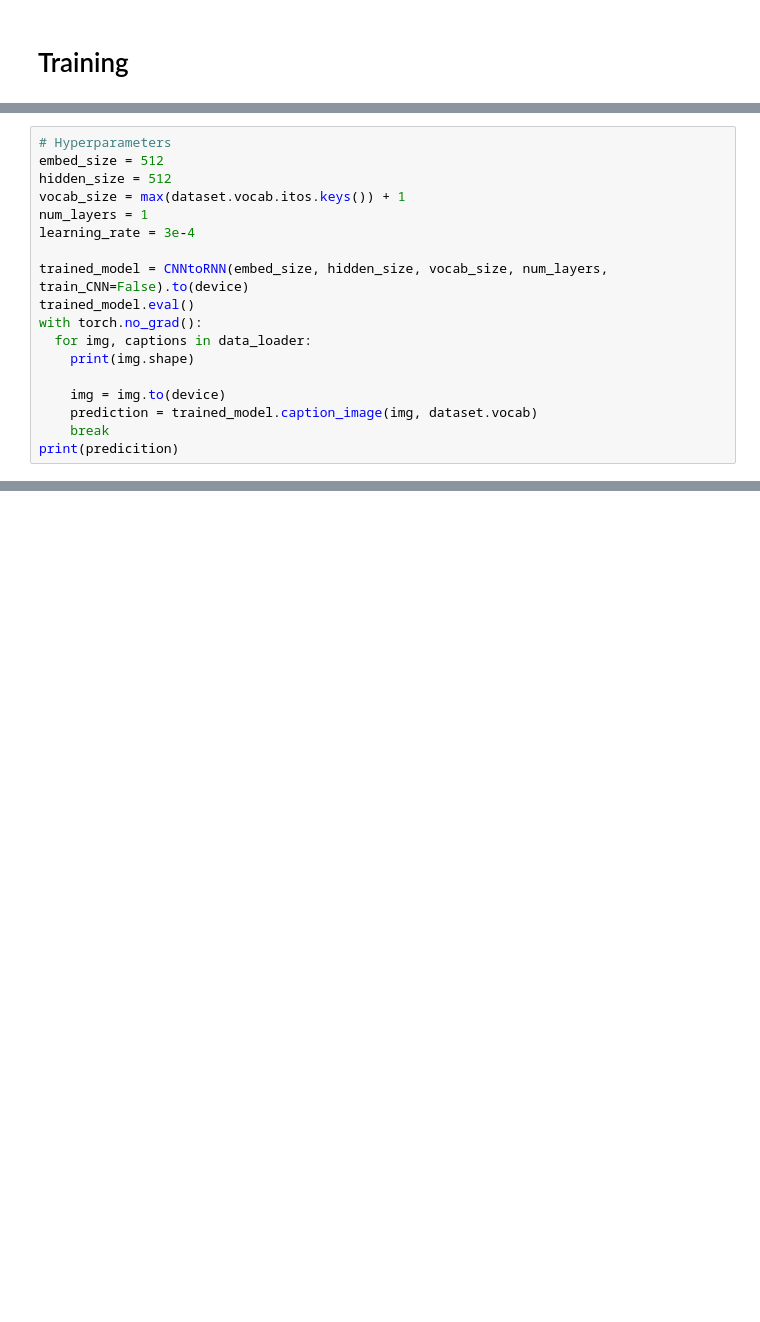
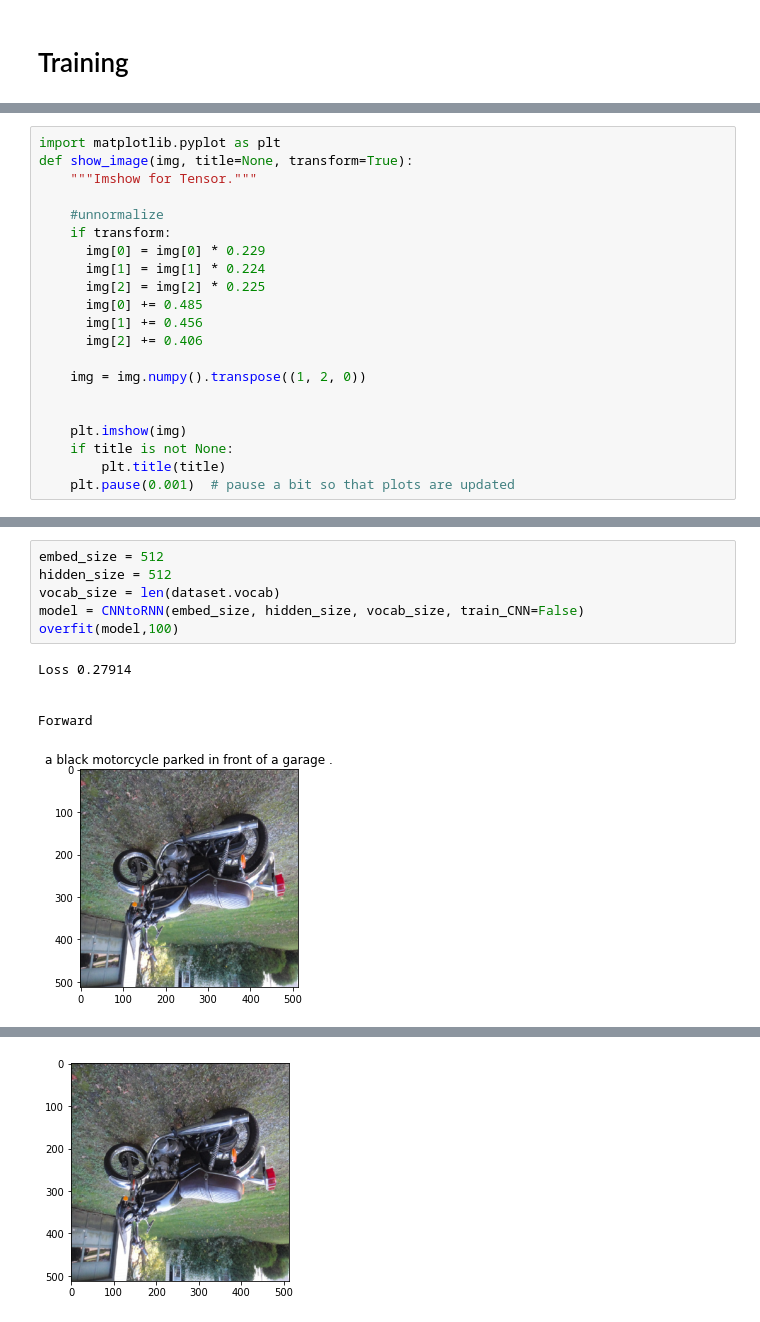
Before and after one commit to tamirdh/Deep-learning-image-caption, a Jupyter notebook: image_captioning_deep_learning_workshop.ipynb, the cells around one changed output, grey strips where cells are left out. Cells and saved outputs as stored; diff of their text form; blank space fills up the shorter version.

```diff
--- a/image_captioning_deep_learning_workshop.ipynb
+++ b/image_captioning_deep_learning_workshop.ipynb
@@ -368,18 +494,0 @@ trained_model = train(1)
-# %%
-# Hyperparameters
-embed_size = 512
-hidden_size = 512
-vocab_size = max(dataset.vocab.itos.keys()) + 1
-num_layers = 1
-learning_rate = 3e-4
-
-trained_model = CNNtoRNN(embed_size, hidden_size, vocab_size, num_layers, train_CNN=False).to(device)
-trained_model.eval()
-with torch.no_grad():
-  for img, captions in data_loader:
-    print(img.shape)
-
-    img = img.to(device)
-    prediction = trained_model.caption_image(img, dataset.vocab)
-    break
-print(predicition)
@@ -388,0 +497,21 @@ RuntimeError: ignored
+# %%
+import matplotlib.pyplot as plt
+def show_image(img, title=None, transform=True):
+    """Imshow for Tensor."""
+
+    #unnormalize
+    if transform:
+      img[0] = img[0] * 0.229
+      img[1] = img[1] * 0.224
+      img[2] = img[2] * 0.225
+      img[0] += 0.485
+      img[1] += 0.456
+      img[2] += 0.406
+
+    img = img.numpy().transpose((1, 2, 0))
+
+
+    plt.imshow(img)
+    if title is not None:
+        plt.title(title)
+    plt.pause(0.001)  # pause a bit so that plots are updated
@@ -388,0 +578,12 @@ RuntimeError: ignored
+# %%
+embed_size = 512
+hidden_size = 512
+vocab_size = len(dataset.vocab)
+model = CNNtoRNN(embed_size, hidden_size, vocab_size, train_CNN=False)
+overfit(model,100)
+# %% [output]
+Loss 0.27914
+
+
+Forward
+[figure, added]
@@ -388,0 +607 @@ RuntimeError: ignored
+[figure, added]
```
Also changed, not shown: parts of 26 cells of this notebook.
